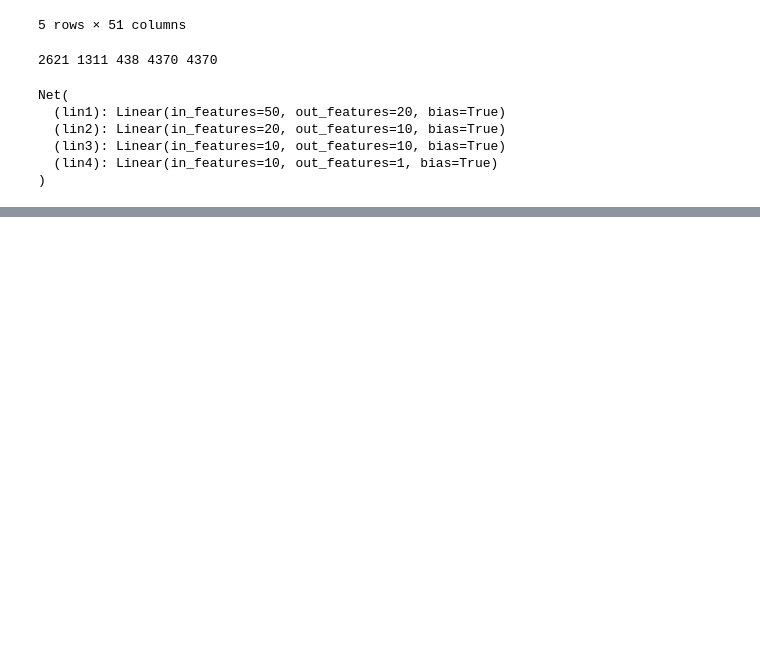
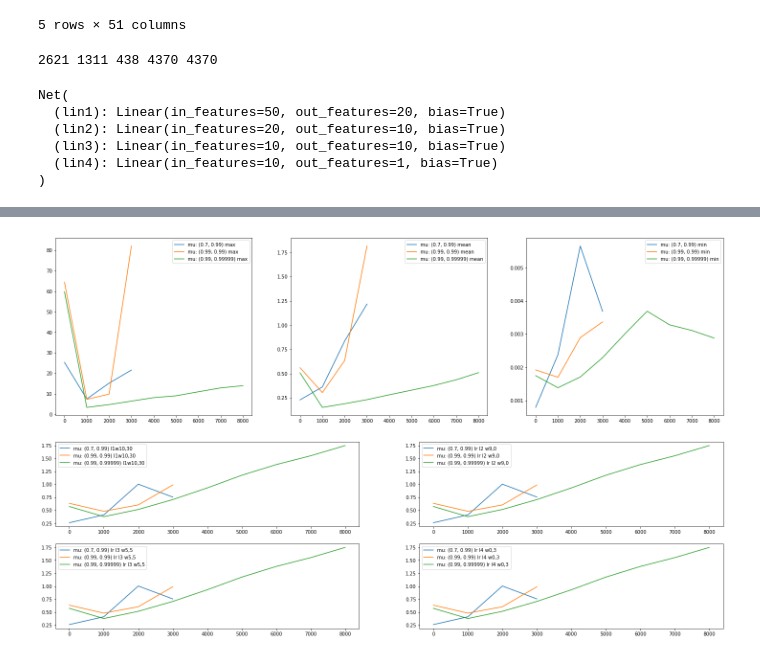
Before and after one commit to SultanovAR/mephi_course_neuro, a Jupyter notebook: bdz/adam.ipynb, the cells around one changed output, grey strips where cells are left out. Cells and saved outputs as stored; diff of their text form; code cells hidden in the pictures; blank space fills up the shorter version.

```diff
--- a/bdz/adam.ipynb
+++ b/bdz/adam.ipynb
@@ -350,2 +359,5 @@ plt.savefig('adam/loss.png', bbox_inches='tight')
 # %%
 torch.save(net.state_dict(), 'adam/net_params.pkl')
+# %%
+for i in learn_loss_by_rho:
+    print(i[2])
@@ -351,0 +372,3 @@ torch.save(net.state_dict(), 'adam/net_params.pkl')
+# %%
+for i in test_loss_by_rho:
+    print(i[2])
@@ -351,0 +383,52 @@ torch.save(net.state_dict(), 'adam/net_params.pkl')
+# %%
+list_of_betas = [(0, 0), (0.5, 0.3), (0.3, 0.5), (0.7, 0.99), (0.99, 0.7), (0.99, 0.99), (0.99, 0.99999)]
+
+list_of_betas_without = [(0, 0), (0.5, 0.3), (0.3, 0.5), (0.99, 0.7)]
+# %%
+plt.figure(figsize=(25,15))
+plt.subplot(4, 2, 5)
+for num, i in enumerate(list_of_betas):
+    if not(i in list_of_betas_without):
+        plt.plot(epoch_list_by_rho[num], lr_l1_by_rho[num], label='mu: '+str(i)+' l1w10,30')
+plt.legend()
+
+plt.subplot(4, 2, 6)
+for num, i in enumerate(list_of_betas):
+    if not( i in list_of_betas_without):
+        plt.plot(epoch_list_by_rho[num], lr_l2_by_rho[num], label='mu: '+str(i)+' lr l2 w9,0')
+plt.legend()
+
+plt.subplot(4, 2, 7)
+for num, i in enumerate(list_of_betas):
+    if not( i in list_of_betas_without):
+        plt.plot(epoch_list_by_rho[num], lr_l3_by_rho[num], label='mu: '+str(i)+' lr l3 w5,5')
+plt.legend()
+
+plt.subplot(4, 2, 8)
+for num, i in enumerate(list_of_betas):
+    if not( i in list_of_betas_without):
+        plt.plot(epoch_list_by_rho[num], lr_l4_by_rho[num], label='mu: '+str(i)+' lr l4 w0,3')
+plt.legend()
+
+plt.subplot(2, 3, 1)
+for num, i in enumerate(list_of_betas):
+    if not( i in list_of_betas_without):
+        plt.plot(epoch_list_by_rho[num], lr_max_by_rho[num], label='mu: '+str(i)+' max')
+plt.legend()
+
+plt.subplot(2, 3, 2)
+for num, i in enumerate(list_of_betas):
+    if not( i in list_of_betas_without):
+        plt.plot(epoch_list_by_rho[num], lr_mean_by_rho[num], label='mu: '+str(i)+' mean')
+plt.legend()
+
+plt.subplot(2, 3, 3)
+for num, i in enumerate(list_of_betas):
+    if not( i in list_of_betas_without):
+        plt.plot(epoch_list_by_rho[num], lr_min_by_rho[num], label='mu: '+str(i)+' min')
+plt.legend()
+
+plt.legend()
+plt.savefig('adam/without_lrs.png', bbox_inches='tight')
+# %% [output]
+[figure, added]
```
Also changed, not shown: parts of 10 cells of this notebook, 21 other files.
